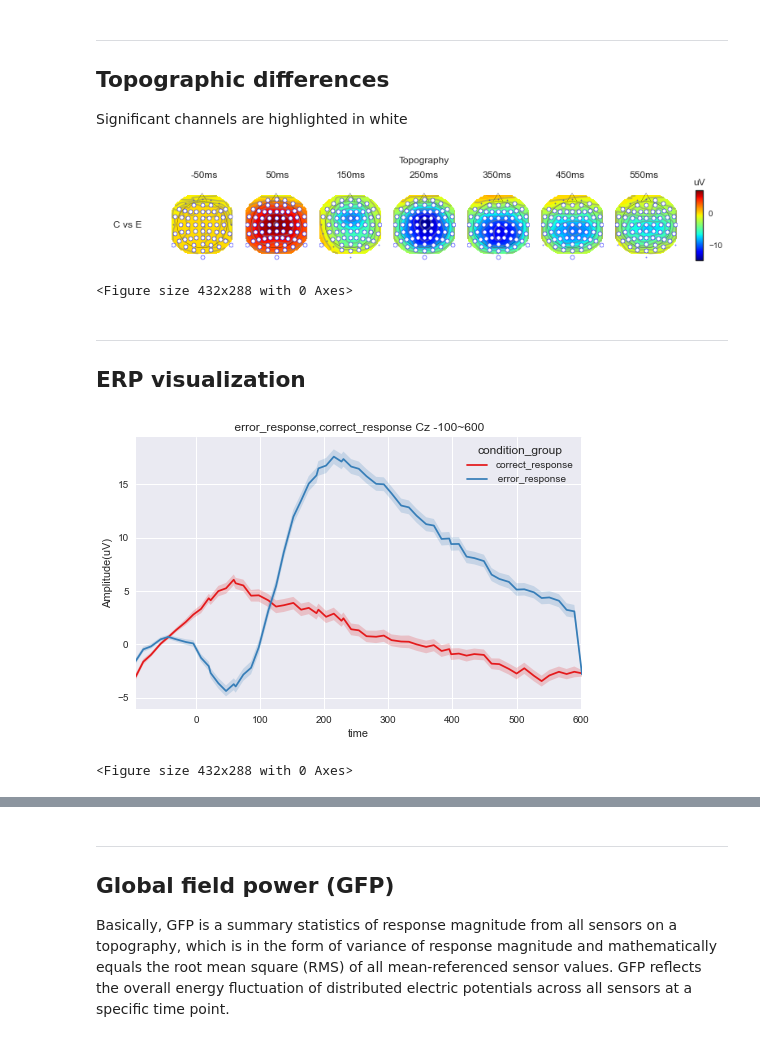
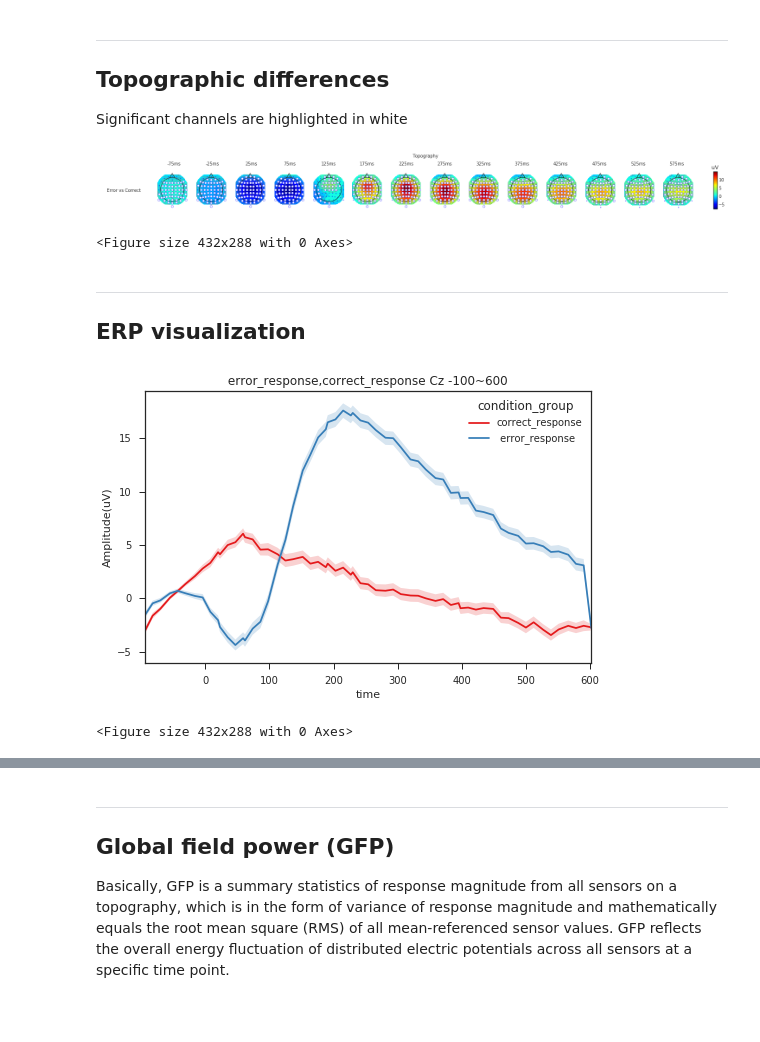
Before and after one commit to abelowska/easyPipelines, a Jupyter notebook: erp_permuco.ipynb, the cells around one changed output, grey strips where cells are left out. Cells and saved outputs as stored; diff of their text form; code cells hidden in the pictures; blank space fills up the shorter version.

```diff
--- a/erp_permuco.ipynb
+++ b/erp_permuco.ipynb
@@ -137,14 +140,14 @@ epochs = easyEEG.io.load_epochs('data_eegPip/data.h5')
 
 Significant channels are highlighted in white
 # %%
-script = {'conditions': 'C vs E:correct_response&error_response',
+script = {'conditions': 'Error vs Correct:error_response&correct_response',
          'timepoints': '-100~600'}
 e = epochs.extract(script)
 
-topo = e.topography(win_size='100ms')
+topo = e.topography(win_size='50ms')
 topo.plot()
 # %% [output]
-[figure, old version]
+[figure, new version]
 <Figure size 432x288 with 0 Axes>
 # %% [markdown]
 ---
@@ -154,9 +157,12 @@ topo.plot()
 script = {'conditions': 'correct_response, error_response',
           'channels': 'Cz',
           'timepoints': '-100~600'}
-epochs.extract(script).ERP().plot()
+
+erp = epochs.extract(script).ERP()
+erp.default_plot_params['style']='ticks'
+erp.plot()
 # %% [output]
-[figure, old version]
+[figure, new version]
 <Figure size 432x288 with 0 Axes>
 # %%
 # ERP at all sensors
```
Also changed, not shown: parts of 4 cells of this notebook.
